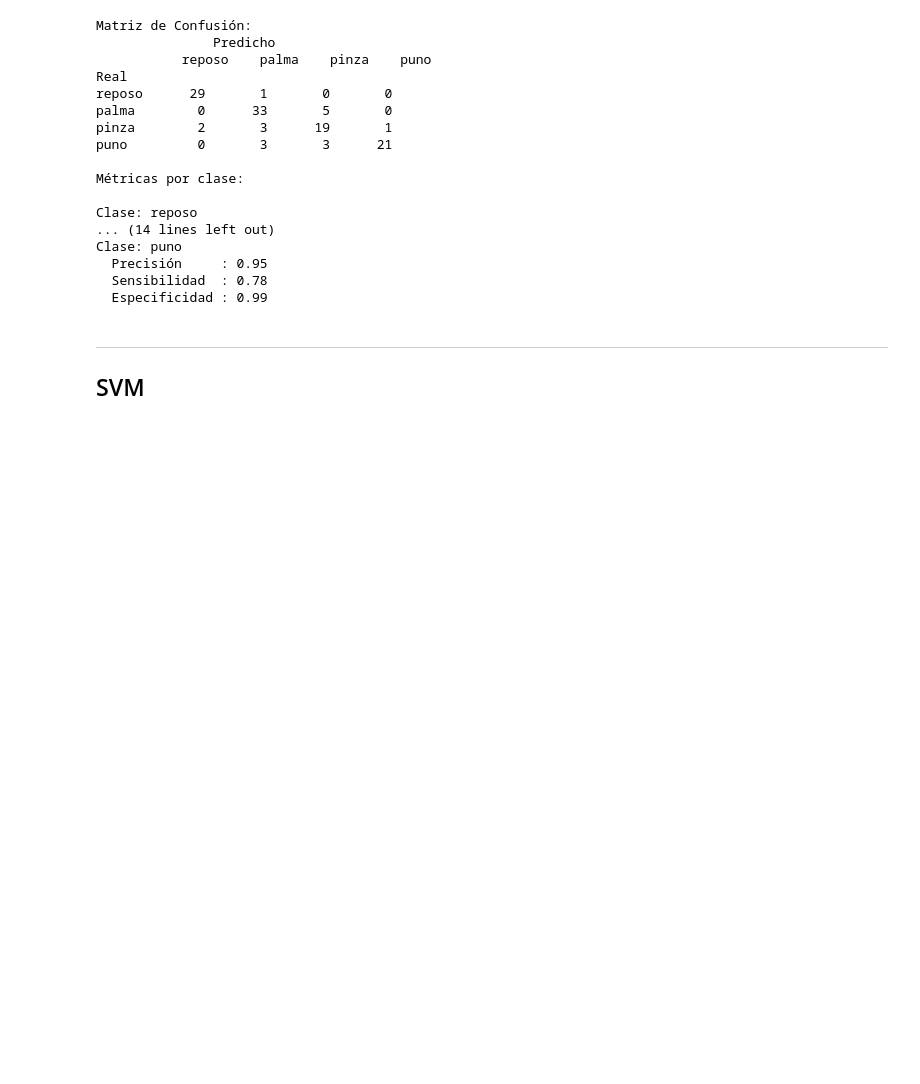
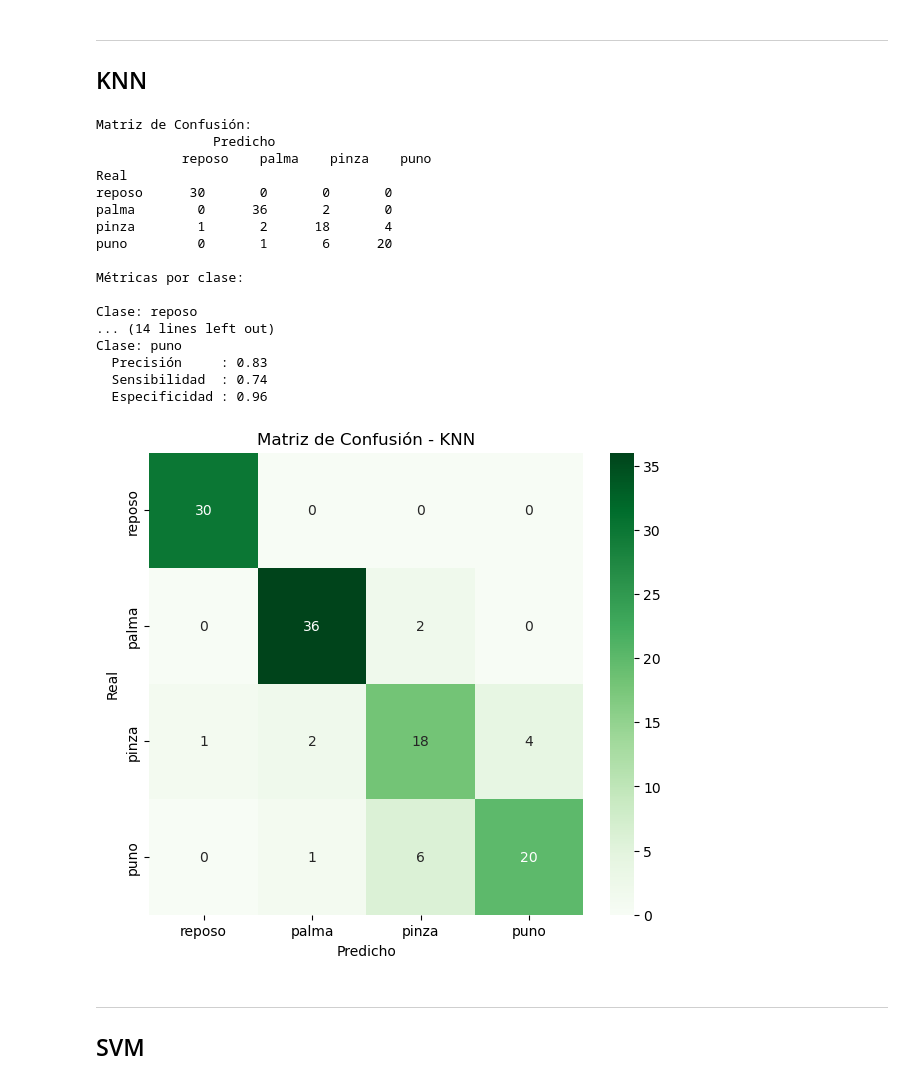
Before and after one commit to danielanavas2002/InteligenciaArtificial, a Jupyter notebook: Proyecto Final/ProyectoFinal.ipynb, the cells around one changed output. Saved outputs shown, nothing was run; the diff lists cells and outputs as text; code cells hidden in the pictures; blank space fills up the shorter version.

```diff
--- a/Proyecto Final/ProyectoFinal.ipynb
+++ b/Proyecto Final/ProyectoFinal.ipynb
@@ -6,9 +117,15 @@
+# %% [markdown]
+---
+## KNN
 # %%
 import random
 import math
 from collections import Counter
+import matplotlib.pyplot as plt
+import seaborn as sns
+import numpy as np
 
-features = ["MAV","RMS","V","WL","SSC","IEMG","LOGVAR","PF","TP","SE","FR","BW","PSD","P2P"]
+features = ['MAV', 'RMS', 'V', 'WL', 'IEMG', 'LOGVAR', 'PF', 'TP', 'PSD', 'P2P']
 clases = ["reposo", "palma", "pinza", "puno"]
 
 # -----------------------------------------
@@ -21,8 +138,8 @@ def leer_csv(nombre_archivo):
         partes = linea.strip().split(",")
         if len(partes) != len(encabezados):
             continue
-        registro = {encabezados[i]: partes[i] for i in range(len(encabezados))}
-        datos.append(registro)
+        fila = {encabezados[i]: partes[i] for i in range(len(encabezados))}
+        datos.append(fila)
     return datos
 
 # -----------------------------------------
@@ -80,6 +197,17 @@ def metricas_clasificacion(matriz):
         print(f"  Especificidad : {especificidad:.2f}")
 
 # -----------------------------------------
+def graficar_matriz_confusion(matriz):
+    matriz_np = np.array([[matriz[real][pred] for pred in clases] for real in clases])
+    plt.figure(figsize=(7,6))
+    sns.heatmap(matriz_np, annot=True, fmt="d", cmap="Greens",
+                xticklabels=clases, yticklabels=clases)
+    plt.xlabel("Predicho")
+    plt.ylabel("Real")
+    plt.title("Matriz de Confusión - KNN")
+    plt.show()
+
+# -----------------------------------------
 def ejecutar_knn(nombre_csv, k=3, seed=42):
     datos = leer_csv(nombre_csv)
     entrenamiento, prueba = dividir_dataset(datos, porcentaje_entrenamiento=0.8, semilla=seed)
@@ -90,40 +218,42 @@ def ejecutar_knn(nombre_csv, k=3, seed=42):
     for ejemplo in prueba:
         y_verdadero.append(ejemplo["MOV"])
         pred = knn(entrenamiento, ejemplo, k)
         y_predicho.append(pred)
 
     matriz = matriz_confusion(y_verdadero, y_predicho)
 
     print("\nMatriz de Confusión:")
     print("               Predicho")
     print("          ", "  ".join([f"{c:^7}" for c in clases]))
     print("Real")
     for real in clases:
         fila = " ".join([f"{matriz[real][pred]:^7}" for pred in clases])
         print(f"{real:<9} {fila}")
 
     metricas_clasificacion(matriz)
+    graficar_matriz_confusion(matriz)
 
 
 ejecutar_knn("dataset_completo.csv", k=3)
 # %% [output]
 Matriz de Confusión:
                Predicho
            reposo    palma    pinza    puno
 Real
-reposo      29       1       0       0
-palma        0      33       5       0
-pinza        2       3      19       1
-puno         0       3       3      21
+reposo      30       0       0       0
+palma        0      36       2       0
+pinza        1       2      18       4
+puno         0       1       6      20
 
 Métricas por clase:
 
 Clase: reposo
 ... (14 lines left out)
 Clase: puno
-  Precisión     : 0.95
-  Sensibilidad  : 0.78
-  Especificidad : 0.99
+  Precisión     : 0.83
+  Sensibilidad  : 0.74
+  Especificidad : 0.96
+[figure, added]
 # %% [markdown]
 ---
 ## SVM
```
Also changed, not shown: parts of 7 cells of this notebook, 3 other files.
